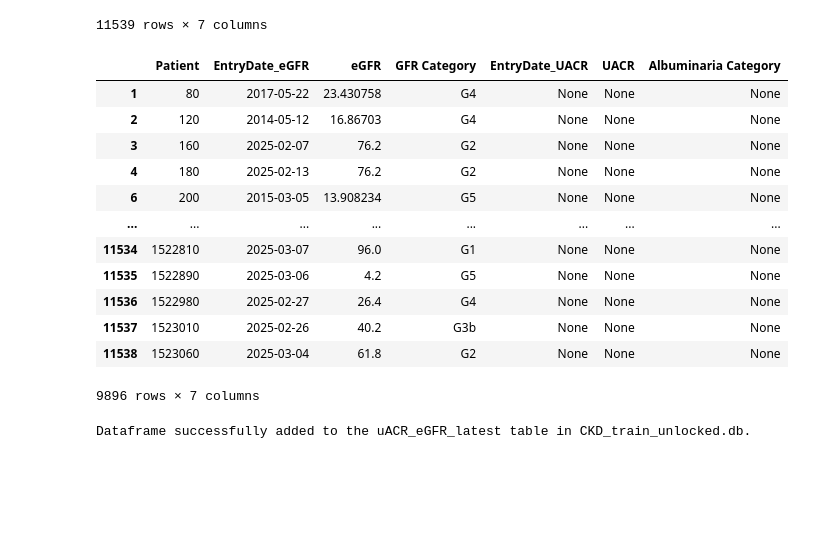
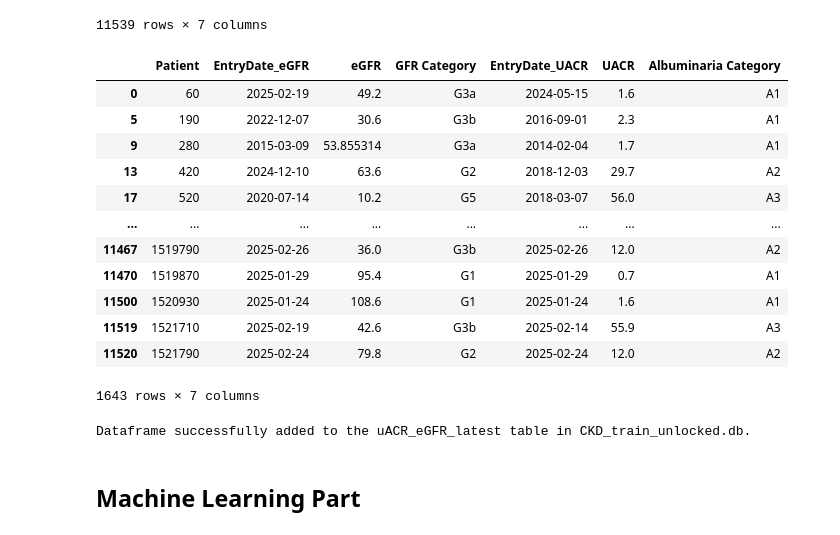
Before and after one commit to vrnccr/Fluffy_Pancakes_EHH25, a Jupyter notebook: nika.ipynb, the cells around one changed output. Cells and saved outputs as stored; diff of their text form; code cells hidden in the pictures; blank space fills up the shorter version.

```diff
--- a/nika.ipynb
+++ b/nika.ipynb
@@ -1024,21 +1024,21 @@ df_combined
 | 11538 | 1523060 | 2025-03-04 | 61.8 | G2 | None | None | None |
 11539 rows × 7 columns
 # %%
-df_combined[df_combined['UACR'] == 'None']
+df_combined[df_combined['UACR'] != 'None']
 # %% [output]
 |  | Patient | EntryDate_eGFR | eGFR | GFR Category | EntryDate_UACR | UACR | Albuminaria Category |
-| 1 | 80 | 2017-05-22 | 23.430758 | G4 | None | None | None |
-| 2 | 120 | 2014-05-12 | 16.86703 | G4 | None | None | None |
-| 3 | 160 | 2025-02-07 | 76.2 | G2 | None | None | None |
-| 4 | 180 | 2025-02-13 | 76.2 | G2 | None | None | None |
-| 6 | 200 | 2015-03-05 | 13.908234 | G5 | None | None | None |
+| 0 | 60 | 2025-02-19 | 49.2 | G3a | 2024-05-15 | 1.6 | A1 |
+| 5 | 190 | 2022-12-07 | 30.6 | G3b | 2016-09-01 | 2.3 | A1 |
+| 9 | 280 | 2015-03-09 | 53.855314 | G3a | 2014-02-04 | 1.7 | A1 |
+| 13 | 420 | 2024-12-10 | 63.6 | G2 | 2018-12-03 | 29.7 | A2 |
+| 17 | 520 | 2020-07-14 | 10.2 | G5 | 2018-03-07 | 56.0 | A3 |
 | ... | ... | ... | ... | ... | ... | ... | ... |
-| 11534 | 1522810 | 2025-03-07 | 96.0 | G1 | None | None | None |
-| 11535 | 1522890 | 2025-03-06 | 4.2 | G5 | None | None | None |
-| 11536 | 1522980 | 2025-02-27 | 26.4 | G4 | None | None | None |
-| 11537 | 1523010 | 2025-02-26 | 40.2 | G3b | None | None | None |
-| 11538 | 1523060 | 2025-03-04 | 61.8 | G2 | None | None | None |
+| 11467 | 1519790 | 2025-02-26 | 36.0 | G3b | 2025-02-26 | 12.0 | A2 |
+| 11470 | 1519870 | 2025-01-29 | 95.4 | G1 | 2025-01-29 | 0.7 | A1 |
+| 11500 | 1520930 | 2025-01-24 | 108.6 | G1 | 2025-01-24 | 1.6 | A1 |
+| 11519 | 1521710 | 2025-02-19 | 42.6 | G3b | 2025-02-14 | 55.9 | A3 |
+| 11520 | 1521790 | 2025-02-24 | 79.8 | G2 | 2025-02-24 | 12.0 | A2 |
-9896 rows × 7 columns
+1643 rows × 7 columns
 # %%
 import sqlite3
 
@@ -1058,3 +1058,5 @@ conn.close()
 print(f"Dataframe successfully added to the {combined_table_name} table in {db_file}.")
 # %% [output]
 Dataframe successfully added to the uACR_eGFR_latest table in CKD_train_unlocked.db.
+# %% [markdown]
+## Machine Learning Part
```
Also changed, not shown: parts of 1 cell of this notebook.
